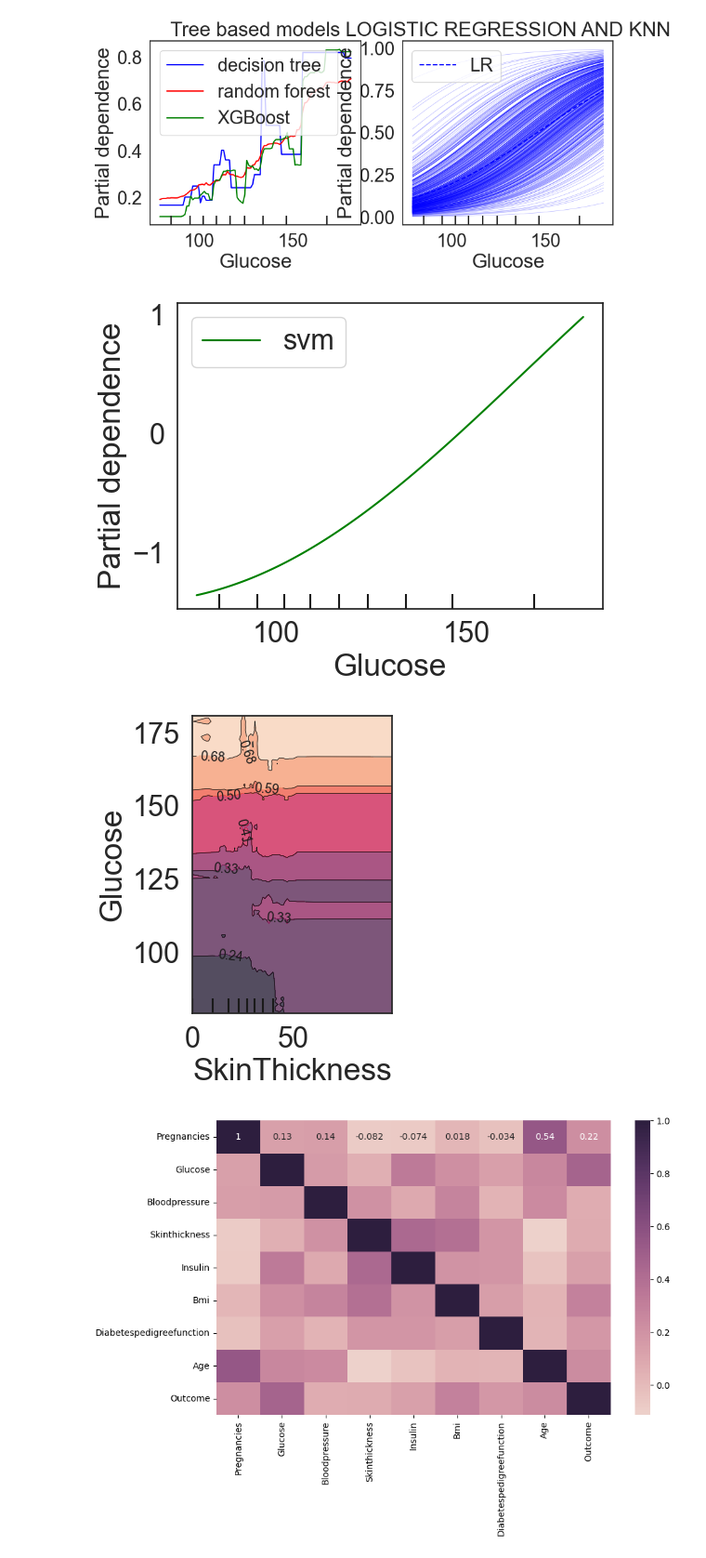
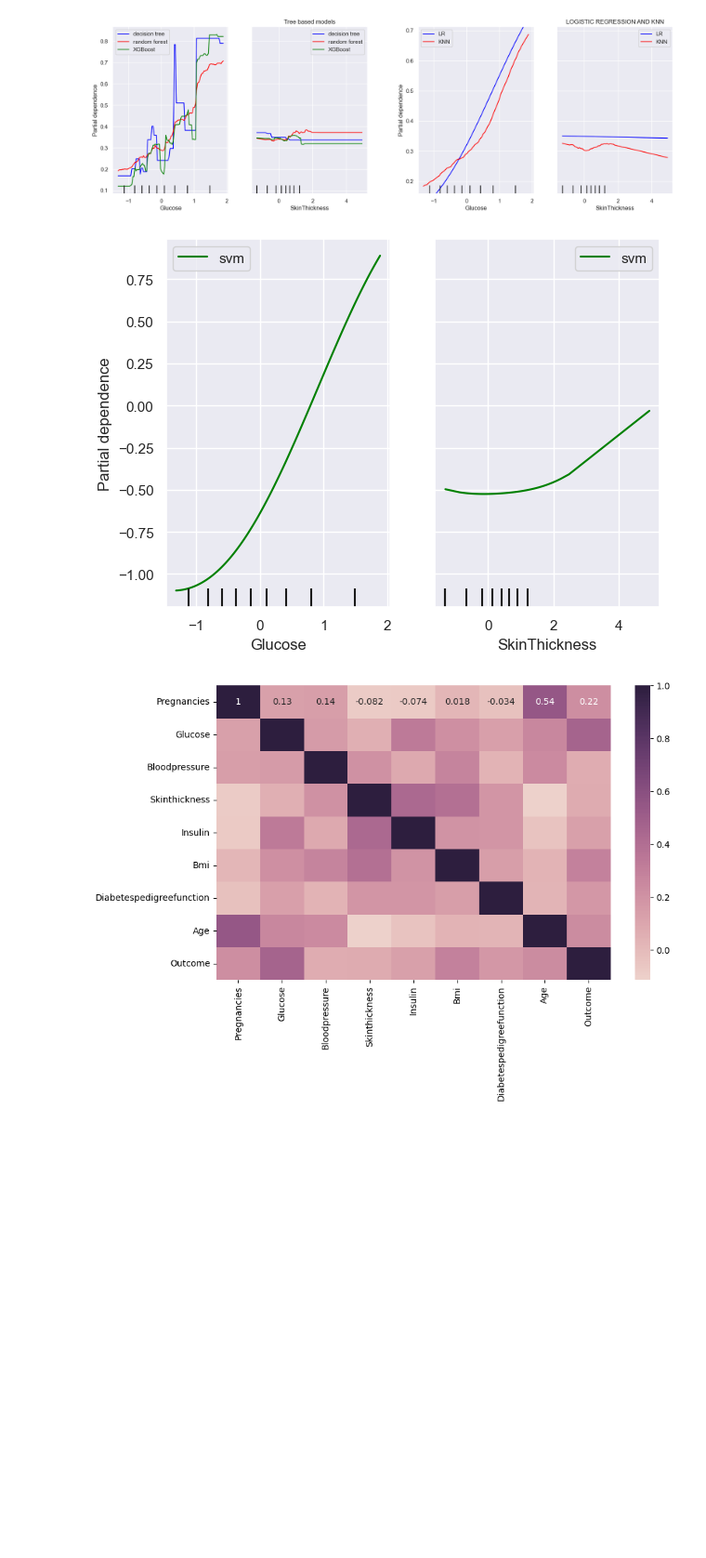
Before and after one commit to Versus-91/blackboxofmachinelearning, a Jupyter notebook: diabetes.ipynb, the cells around one changed output. Shown: that part at 93% size. Drawn from its saved outputs; the diff is of its cells as text; code cells hidden in the pictures; blank space fills up the shorter version.

```diff
--- a/diabetes.ipynb
+++ b/diabetes.ipynb
@@ -80,13 +80,14 @@ def find_best_k(X, y, max_k=20, cv=5):
     return best_k, best_accuracy, best_model
 X =  df[df_name[0:8]]
 Y = df[df_name[8]]
-display(X)
 X_train, X_test, y_train, y_test =train_test_split(X,Y,
                                                    shuffle=True,
                                                    test_size=0.25,
                                                    random_state=42,
                                                    stratify=df['Outcome'])
-
+scaler = StandardScaler()
+X_train = scaler.fit_transform(X_train)
+X_test = scaler.transform(X_test)
 
 dt_model = DecisionTreeClassifier(random_state=42)
 dt_model.fit(X_train,y_train)
@@ -97,6 +98,7 @@ print("The test accuracy score of Decision Tree is ",
 lr_model = LogisticRegression(random_state=42)
 lr_model.fit(X_train,y_train)
 preds_lr = lr_model.predict(X_test)
+print(lr_model.coef_[0])
 print("The test accuracy score of logistic regression is ",
       accuracy_score(y_test, preds_lr), f1_score(y_test, preds_lr, average='macro'))
 
@@ -226,3 +216,8 @@ sns.pairplot(df,kind = 'reg',corner = True,palette ='YlGnBu' )
 <seaborn.axisgrid.PairGrid at 0x...>
 <Figure size 1000x800 with 0 Axes>
 [figure]
+# %%
+lr_model = LogisticRegression(random_state=42)
+lr_model.fit(X_train,y_train)
+preds_lr = lr_model.predict(X_test)
+print(lr_model.coef_[0])
@@ -229,7 +227,7 @@ sns.pairplot(df,kind = 'reg',corner = True,palette ='YlGnBu' )
 # %%
 
 
-
+sns.set(font_scale=1)
 
 # Creating subplots
 fig, axes = plt.subplots(nrows=2, ncols=3, figsize=(15, 8), constrained_layout=True)
@@ -249,48 +247,47 @@ plt.show()
 # %%
 from sklearn.inspection import PartialDependenceDisplay
 import matplotlib.pyplot as plt
-feature_names = [1]
+feature_names = [1,3]
 # Decision Tree
 
 # Generating some sample data
 x = np.linspace(0, 10, 100)
 y1_sin = np.sin(x)
 y2_sin = np.sin(x + np.pi/2)  # Second sine wave shifted by pi/2
 
 y1_cos = np.cos(x)
 y2_cos = np.cos(x + np.pi/4)  # Second cosine wave shifted by pi/4
 
 # Creating subplots side by side
-plt.figure(figsize=(10, 4))  # Adjust the figure size as needed
+plt.figure(figsize=(20, 6))  # Adjust the figure size as needed
 
 # First subplot with two lines for sine waves
 ax = plt.subplot(1, 2, 1)  # (rows, columns, index)
 disp = PartialDependenceDisplay.from_estimator(dt_model, X_train, features=feature_names,feature_names=X.columns, ax=ax,line_kw={"color": "blue","label": "decision tree"})
 PartialDependenceDisplay.from_estimator(rf_model, X_train, features=feature_names,feature_names=X.columns, ax=disp.axes_,line_kw={"color": "red","label": "random forest"})
 PartialDependenceDisplay.from_estimator(xgb_model, X_train, features=feature_names,feature_names=X.columns, ax=disp.axes_,line_kw={"color": "green","label": "XGBoost"})
 plt.legend()  # Show legend
 plt.title('Tree based models')
 # Second subplot with two lines for cosine waves
 ax = plt.subplot(1, 2, 2)  # (rows, columns, index)
-disp = PartialDependenceDisplay.from_estimator(lr_model, X_train,kind="both", features=feature_names,feature_names=X.columns, ax=ax,line_kw={"color": "blue","label": "LR"})
-# PartialDependenceDisplay.from_estimator(knn_model, X_train, features=feature_names,feature_names=X.columns, ax=disp.axes_,line_kw={"color": "red","label": "KNN"})
+disp = PartialDependenceDisplay.from_estimator(lr_model, X_train, features=feature_names,feature_names=X.columns, ax=ax,line_kw={"color": "blue","label": "LR"})
+PartialDependenceDisplay.from_estimator(knn_model, X_train, features=feature_names,feature_names=X.columns, ax=disp.axes_,line_kw={"color": "red","label": "KNN"})
 
 plt.legend()  # Show legend
 plt.title('LOGISTIC REGRESSION AND KNN')
 plt.show()
 ax = plt.subplot(1, 1, 1)  # (rows, columns, index)
 PartialDependenceDisplay.from_estimator(svm_model, X_train, features=feature_names,feature_names=X.columns, ax=ax,line_kw={"color": "green","label": "svm"})
 plt.tight_layout()  # Adjust spacing between plots for better appearance
 plt.show()
 
-ax5 = plt.subplot(1, 2, 1)  # (rows, columns, index)
-PartialDependenceDisplay.from_estimator(rf_model, X_train, features=[(3,1)],feature_names=X.columns, ax=ax5,line_kw={"color": "red","label": "random forest"})
-plt.tight_layout()  # Adjust spacing between plots for better appearance
-plt.show()
+# ax5 = plt.subplot(1, 2, 1)  # (rows, columns, index)
+# PartialDependenceDisplay.from_estimator(rf_model, X_train, features=[(3,1)],feature_names=X.columns, ax=ax5,line_kw={"color": "red","label": "random forest"})
+# plt.tight_layout()  # Adjust spacing between plots for better appearance
+# plt.show()
 # %% [output]
-[figure, old version]
+[figure, new version]
-[figure, old version]
+[figure, new version]
-[figure, removed]
 # %%
 # %% [output]
 [figure]
```
Also changed, not shown: parts of 7 cells of this notebook, 12 other files.
